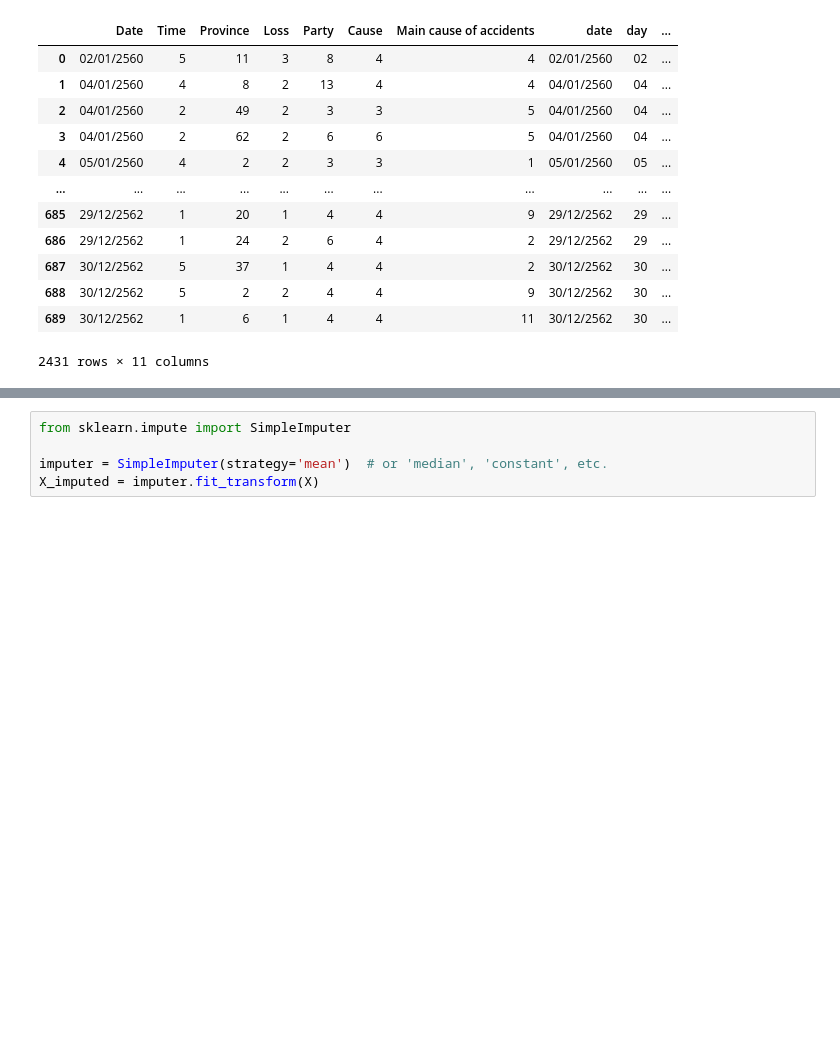
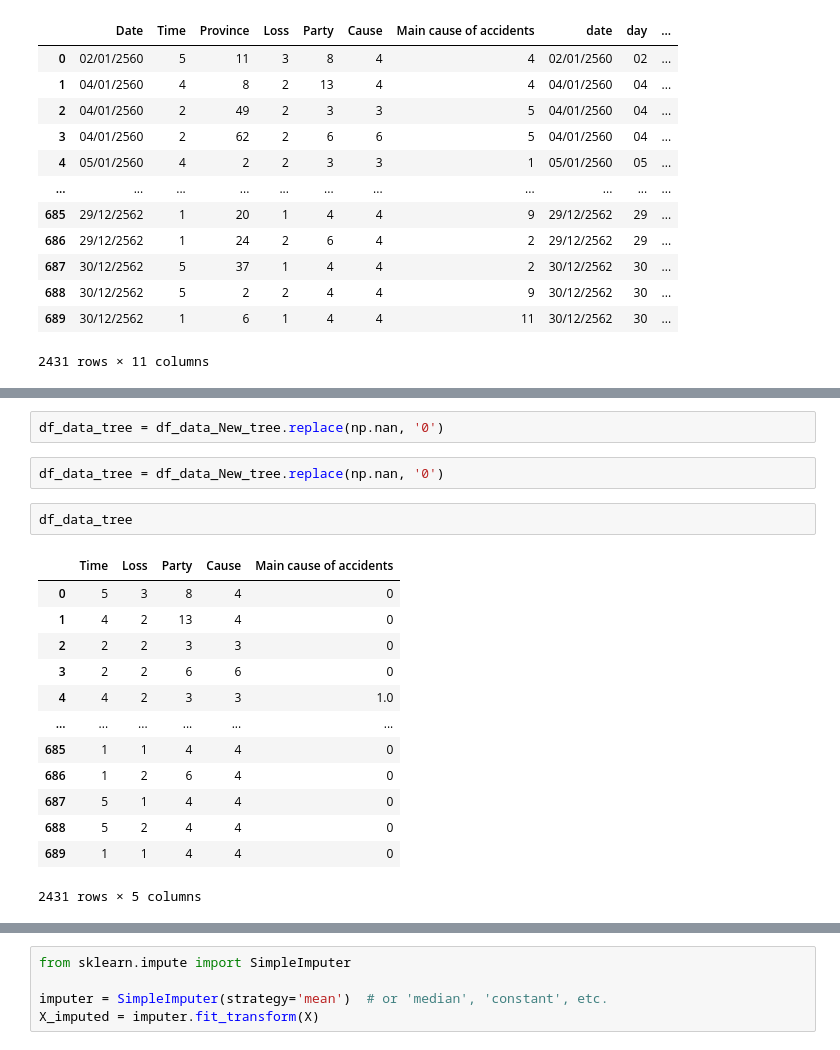
Before and after one commit to Thippawan72/BSC_DPDM23, a Jupyter notebook: Group_project2.ipynb, the cells around one changed output, grey strips where cells are left out. Saved outputs shown, nothing was run; the diff lists cells and outputs as text; blank space fills up the shorter version.

```diff
--- a/Group_project2.ipynb
+++ b/Group_project2.ipynb
@@ -1931,0 +1930,20 @@ dtype: bool
+# %%
+df_data_tree = df_data_New_tree.replace(np.nan, '0')
+# %%
+df_data_tree = df_data_New_tree.replace(np.nan, '0')
+# %%
+df_data_tree
+# %% [output]
+|  | Time | Loss | Party | Cause | Main cause of accidents |
+| 0 | 5 | 3 | 8 | 4 | 0 |
+| 1 | 4 | 2 | 13 | 4 | 0 |
+| 2 | 2 | 2 | 3 | 3 | 0 |
+| 3 | 2 | 2 | 6 | 6 | 0 |
+| 4 | 4 | 2 | 3 | 3 | 1.0 |
+| ... | ... | ... | ... | ... | ... |
+| 685 | 1 | 1 | 4 | 4 | 0 |
+| 686 | 1 | 2 | 6 | 4 | 0 |
+| 687 | 5 | 1 | 4 | 4 | 0 |
+| 688 | 5 | 2 | 4 | 4 | 0 |
+| 689 | 1 | 1 | 4 | 4 | 0 |
+2431 rows × 5 columns
```
Also changed, not shown: parts of 32 cells of this notebook.
